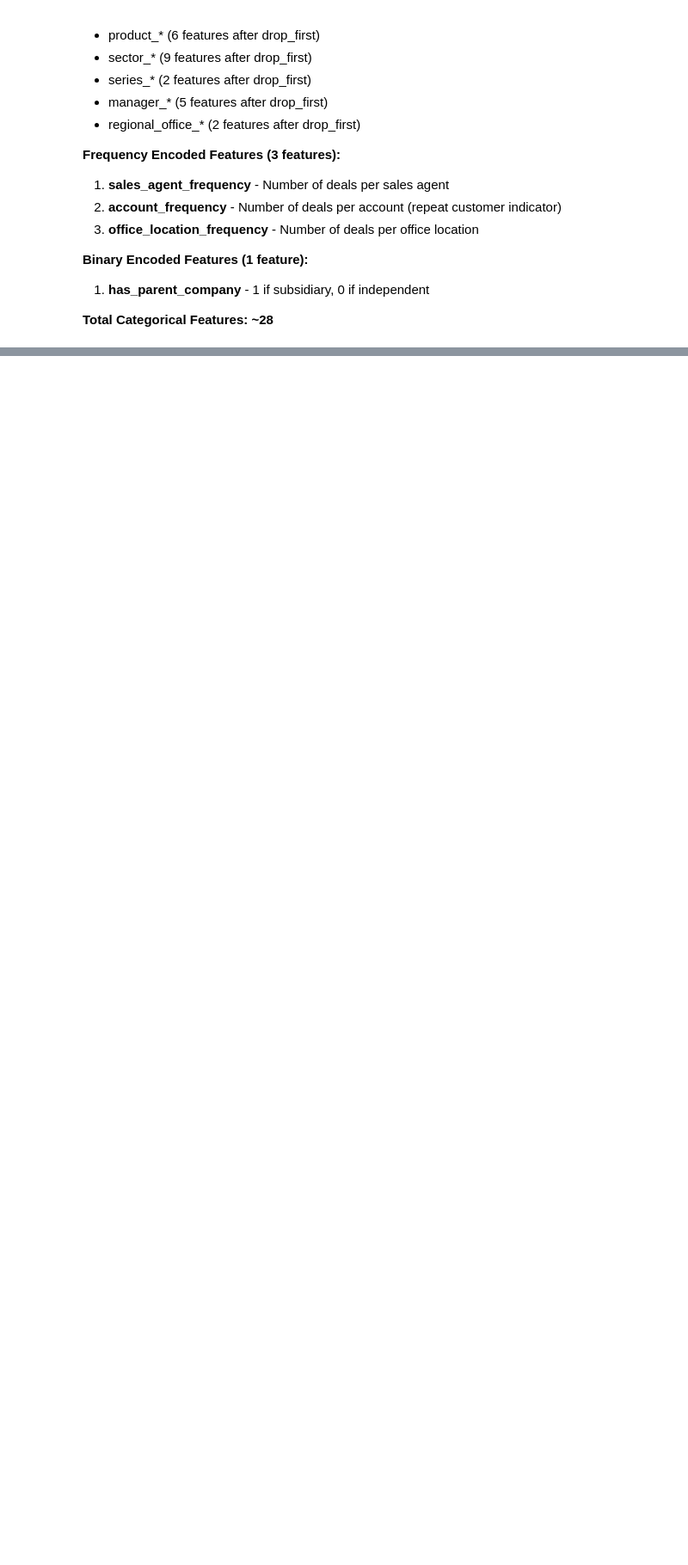
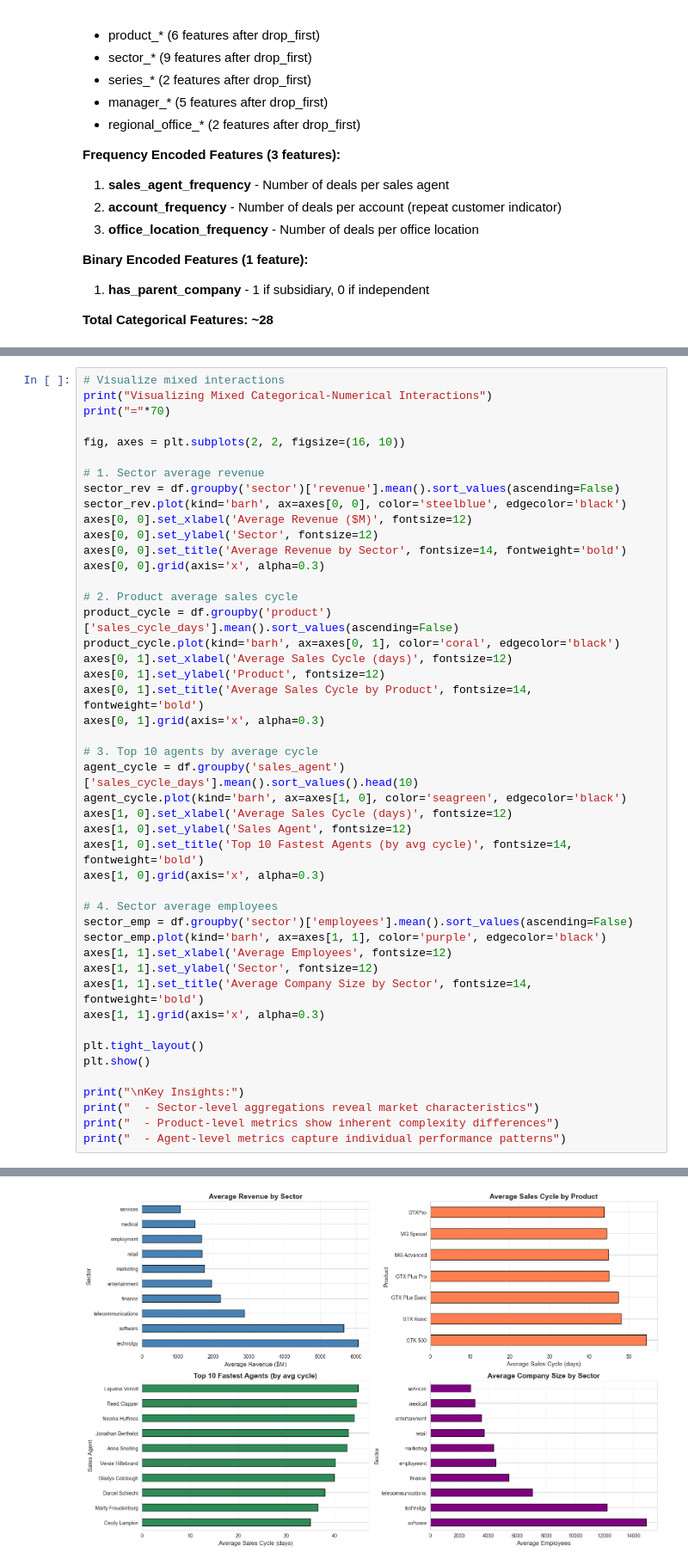
Before and after one commit to Pawan-Bhandari-1164198/1164198, a Jupyter notebook: assignment-3.ipynb, the cells around one changed output, grey strips where cells are left out. Shown at 86% size. Drawn from its saved outputs; the diff is of its cells as text; blank space fills up the shorter version.

```diff
--- a/assignment-3.ipynb
+++ b/assignment-3.ipynb
@@ -1437,0 +1742,47 @@ A total of 28 categorical features were created through safe encoding methods th
+# %%
+# Visualize mixed interactions
+print("Visualizing Mixed Categorical-Numerical Interactions")
+print("="*70)
+
+fig, axes = plt.subplots(2, 2, figsize=(16, 10))
+
+# 1. Sector average revenue
+sector_rev = df.groupby('sector')['revenue'].mean().sort_values(ascending=False)
+sector_rev.plot(kind='barh', ax=axes[0, 0], color='steelblue', edgecolor='black')
+axes[0, 0].set_xlabel('Average Revenue ($M)', fontsize=12)
+axes[0, 0].set_ylabel('Sector', fontsize=12)
+axes[0, 0].set_title('Average Revenue by Sector', fontsize=14, fontweight='bold')
+axes[0, 0].grid(axis='x', alpha=0.3)
+
+# 2. Product average sales cycle
+product_cycle = df.groupby('product')['sales_cycle_days'].mean().sort_values(ascending=False)
+product_cycle.plot(kind='barh', ax=axes[0, 1], color='coral', edgecolor='black')
+axes[0, 1].set_xlabel('Average Sales Cycle (days)', fontsize=12)
+axes[0, 1].set_ylabel('Product', fontsize=12)
+axes[0, 1].set_title('Average Sales Cycle by Product', fontsize=14, fontweight='bold')
+axes[0, 1].grid(axis='x', alpha=0.3)
+
+# 3. Top 10 agents by average cycle
+agent_cycle = df.groupby('sales_agent')['sales_cycle_days'].mean().sort_values().head(10)
+agent_cycle.plot(kind='barh', ax=axes[1, 0], color='seagreen', edgecolor='black')
+axes[1, 0].set_xlabel('Average Sales Cycle (days)', fontsize=12)
+axes[1, 0].set_ylabel('Sales Agent', fontsize=12)
+axes[1, 0].set_title('Top 10 Fastest Agents (by avg cycle)', fontsize=14, fontweight='bold')
+axes[1, 0].grid(axis='x', alpha=0.3)
+
+# 4. Sector average employees
+sector_emp = df.groupby('sector')['employees'].mean().sort_values(ascending=False)
+sector_emp.plot(kind='barh', ax=axes[1, 1], color='purple', edgecolor='black')
+axes[1, 1].set_xlabel('Average Employees', fontsize=12)
+axes[1, 1].set_ylabel('Sector', fontsize=12)
+axes[1, 1].set_title('Average Company Size by Sector', fontsize=14, fontweight='bold')
+axes[1, 1].grid(axis='x', alpha=0.3)
+
+plt.tight_layout()
+plt.show()
+
+print("\nKey Insights:")
+print("  - Sector-level aggregations reveal market characteristics")
+print("  - Product-level metrics show inherent complexity differences")
+print("  - Agent-level metrics capture individual performance patterns")
+# %% [output]
@@ -1437,0 +1791 @@ A total of 28 categorical features were created through safe encoding methods th
+[figure, added]
```
Also changed, not shown: parts of 12 cells of this notebook.
